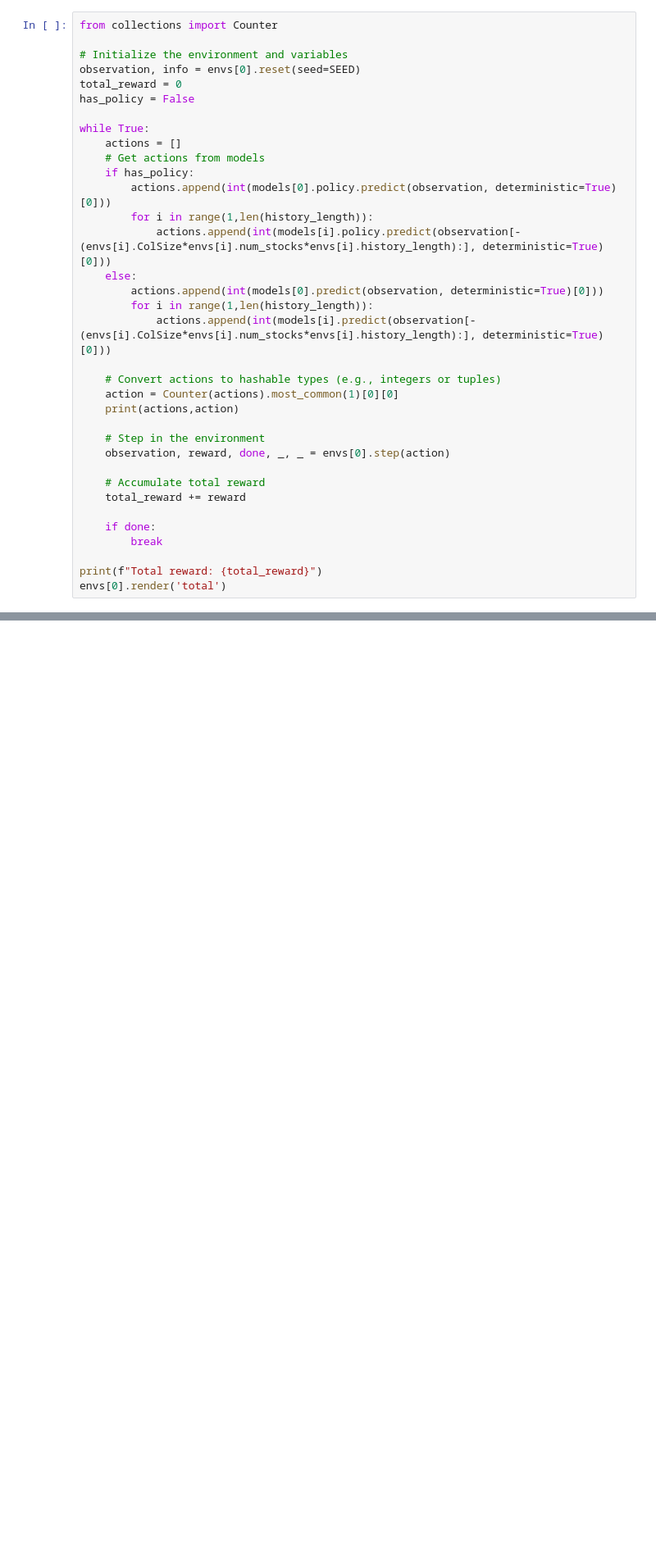
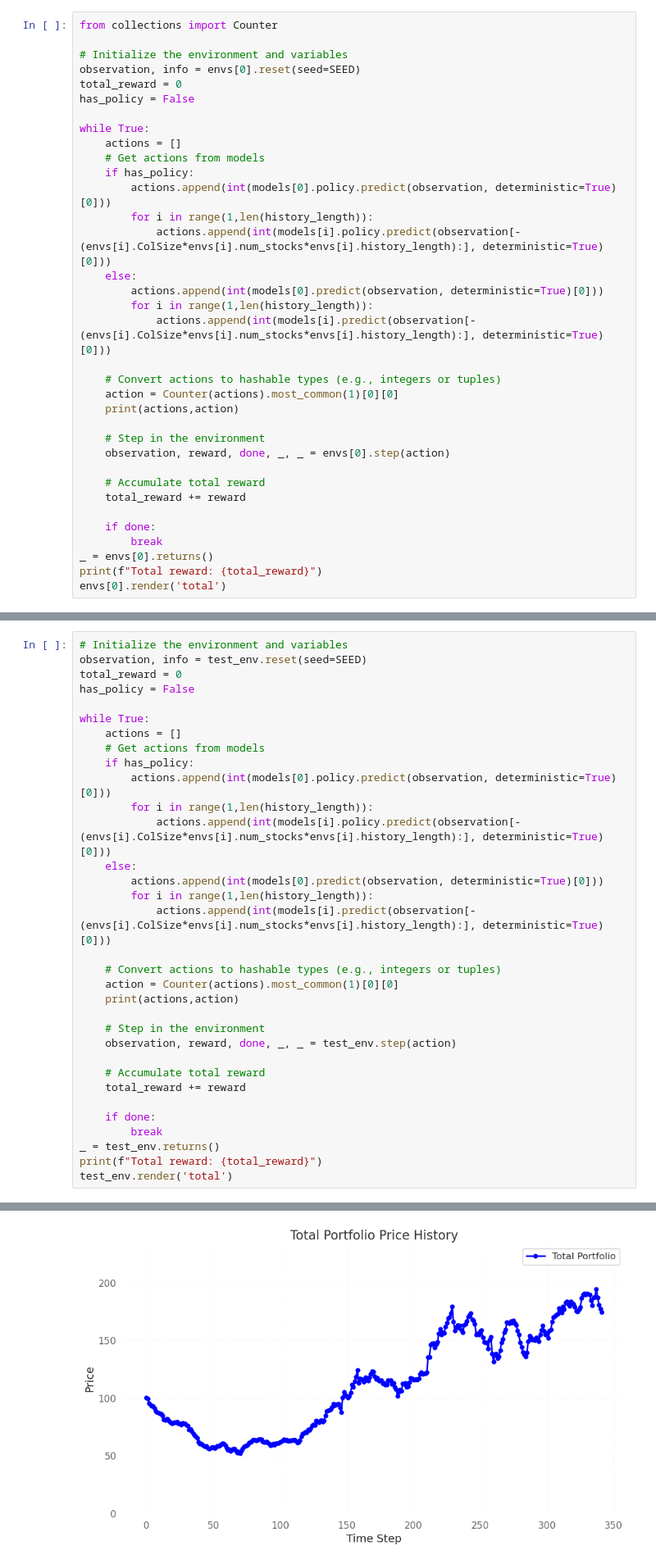
Before and after one commit to devMuniz02/Reinforcement-Learning-Stock-Porfolio-Managment, a Jupyter notebook: notebooks/VarHistoryL.ipynb, the cells around one changed output, grey strips where cells are left out. Shown: that part at 82% size. Saved outputs shown, nothing was run; the diff lists cells and outputs as text; blank space fills up the shorter version.

```diff
--- a/notebooks/VarHistoryL.ipynb
+++ b/notebooks/VarHistoryL.ipynb
@@ -200,6 +214,6 @@ while True:
 
     if done:
         break
-
+_ = envs[0].returns()
 print(f"Total reward: {total_reward}")
 envs[0].render('total')
@@ -205,0 +239,34 @@ envs[0].render('total')
+# %%
+# Initialize the environment and variables
+observation, info = test_env.reset(seed=SEED)
+total_reward = 0
+has_policy = False
+
+while True:
+    actions = []
+    # Get actions from models
+    if has_policy:
+        actions.append(int(models[0].policy.predict(observation, deterministic=True)[0]))
+        for i in range(1,len(history_length)):
+            actions.append(int(models[i].policy.predict(observation[-(envs[i].ColSize*envs[i].num_stocks*envs[i].history_length):], deterministic=True)[0]))
+    else:
+        actions.append(int(models[0].predict(observation, deterministic=True)[0]))
+        for i in range(1,len(history_length)):
+            actions.append(int(models[i].predict(observation[-(envs[i].ColSize*envs[i].num_stocks*envs[i].history_length):], deterministic=True)[0]))
+
+    # Convert actions to hashable types (e.g., integers or tuples)
+    action = Counter(actions).most_common(1)[0][0]
+    print(actions,action)
+
+    # Step in the environment
+    observation, reward, done, _, _ = test_env.step(action)
+
+    # Accumulate total reward
+    total_reward += reward
+
+    if done:
+        break
+_ = test_env.returns()
+print(f"Total reward: {total_reward}")
+test_env.render('total')
+# %% [output]
@@ -205,0 +290 @@ envs[0].render('total')
+[figure, added]
```
Also changed, not shown: parts of 4 cells of this notebook, 2 other files.
